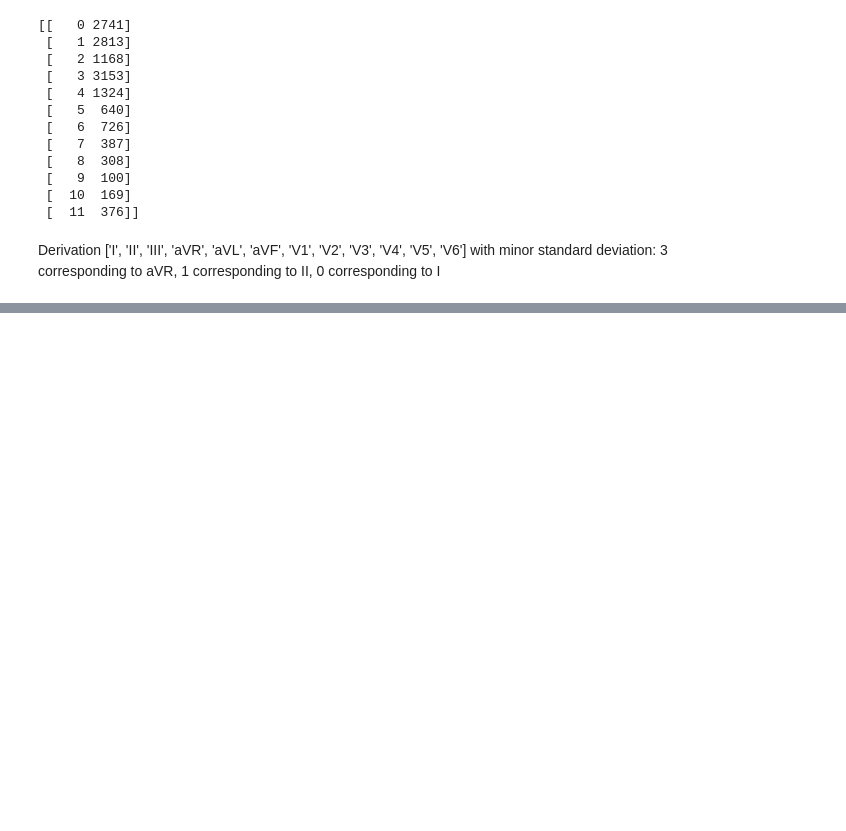
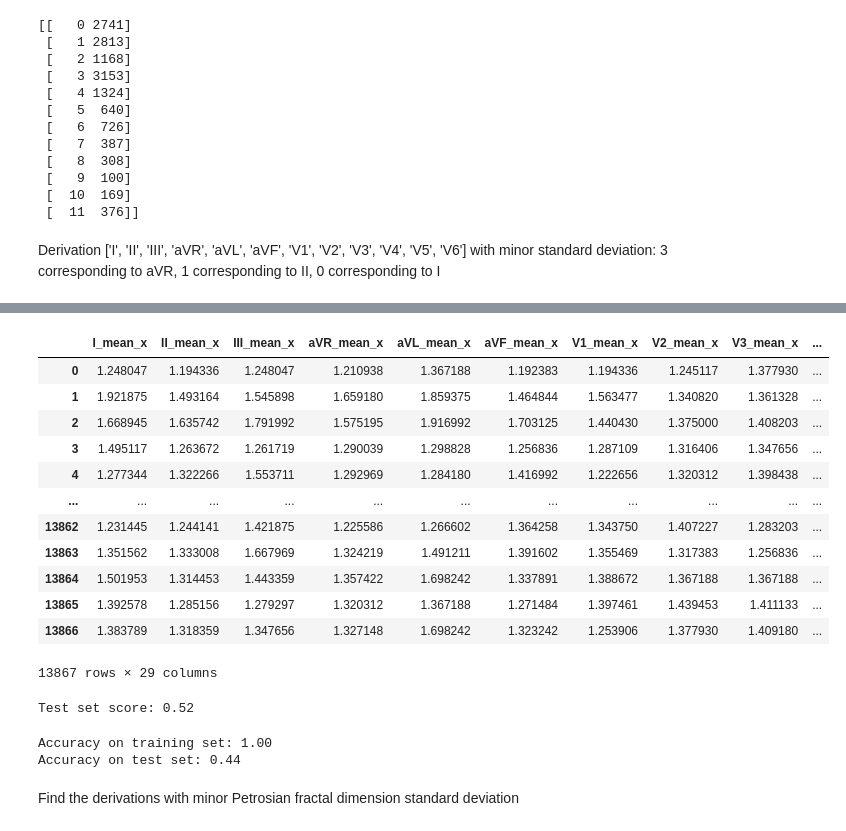
Before and after one commit to hernandezpachecodenis/ecg_biomarkers, a Jupyter notebook: ecg/HDF_dataset_adds_on.ipynb, the cells around one changed output, grey strips where cells are left out. Drawn from its saved outputs; the diff is of its cells as text; code cells hidden in the pictures; blank space fills up the shorter version.

```diff
--- a/ecg/HDF_dataset_adds_on.ipynb
+++ b/ecg/HDF_dataset_adds_on.ipynb
@@ -375,0 +295,24 @@ Line_length_mean.to_pickle('Line_length_mean.pickle')
+# %%
+Katz_mean = pd.read_pickle('Katz_mean.pickle')
+Line_length_mean = pd.read_pickle('Line_length_mean.pickle')
+# %%
+Katz_Line_length_mean = pd.merge(Katz_mean, Line_length_mean, on=['ECG_ID', 'ECG_ID'])
+# %%
+Katz_Line_length_mean = pd.merge(Katz_Line_length_mean, normal_ecg_age, on=['ECG_ID', 'ECG_ID'])
+# %%
+Katz_Line_length_mean = Katz_Line_length_mean.drop('ECG_ID', axis=1)
+Katz_Line_length_mean
+# %% [output]
+|  | I_mean_x | II_mean_x | III_mean_x | aVR_mean_x | aVL_mean_x | aVF_mean_x | V1_mean_x | V2_mean_x | V3_mean_x | ... |
+| 0 | 1.248047 | 1.194336 | 1.248047 | 1.210938 | 1.367188 | 1.192383 | 1.194336 | 1.245117 | 1.377930 | ... |
+| 1 | 1.921875 | 1.493164 | 1.545898 | 1.659180 | 1.859375 | 1.464844 | 1.563477 | 1.340820 | 1.361328 | ... |
+| 2 | 1.668945 | 1.635742 | 1.791992 | 1.575195 | 1.916992 | 1.703125 | 1.440430 | 1.375000 | 1.408203 | ... |
+| 3 | 1.495117 | 1.263672 | 1.261719 | 1.290039 | 1.298828 | 1.256836 | 1.287109 | 1.316406 | 1.347656 | ... |
+| 4 | 1.277344 | 1.322266 | 1.553711 | 1.292969 | 1.284180 | 1.416992 | 1.222656 | 1.320312 | 1.398438 | ... |
+| ... | ... | ... | ... | ... | ... | ... | ... | ... | ... | ... |
+| 13862 | 1.231445 | 1.244141 | 1.421875 | 1.225586 | 1.266602 | 1.364258 | 1.343750 | 1.407227 | 1.283203 | ... |
+| 13863 | 1.351562 | 1.333008 | 1.667969 | 1.324219 | 1.491211 | 1.391602 | 1.355469 | 1.317383 | 1.256836 | ... |
+| 13864 | 1.501953 | 1.314453 | 1.443359 | 1.357422 | 1.698242 | 1.337891 | 1.388672 | 1.367188 | 1.367188 | ... |
+| 13865 | 1.392578 | 1.285156 | 1.279297 | 1.320312 | 1.367188 | 1.271484 | 1.397461 | 1.439453 | 1.411133 | ... |
+| 13866 | 1.383789 | 1.318359 | 1.347656 | 1.327148 | 1.698242 | 1.323242 | 1.253906 | 1.377930 | 1.409180 | ... |
+13867 rows × 29 columns
@@ -375,0 +322,18 @@ Line_length_mean.to_pickle('Line_length_mean.pickle')
+# %%
+from sklearn.neighbors import KNeighborsClassifier
+knn = KNeighborsClassifier(n_neighbors=25)
+knn.fit(X_train, y_train)
+print("Test set score: {:.2f}".format(knn.score(X_test, y_test)))
+# %% [output]
+Test set score: 0.52
+# %%
+from sklearn.tree import DecisionTreeClassifier
+tree = DecisionTreeClassifier(random_state=0)
+tree.fit(X_train, y_train)
+print("Accuracy on training set: {:.2f}".format(tree.score(X_train, y_train)))
+print("Accuracy on test set: {:.2f}".format(tree.score(X_test, y_test)))
+# %% [output]
+Accuracy on training set: 1.00
+Accuracy on test set: 0.44
+# %% [markdown]
+Find the derivations with minor Petrosian fractal dimension standard deviation
```
Also changed, not shown: parts of 41 cells of this notebook, 12 other files.
